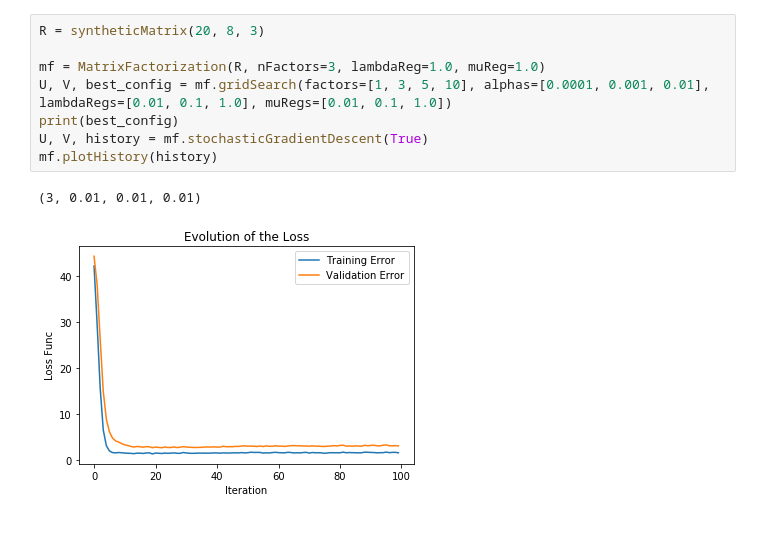
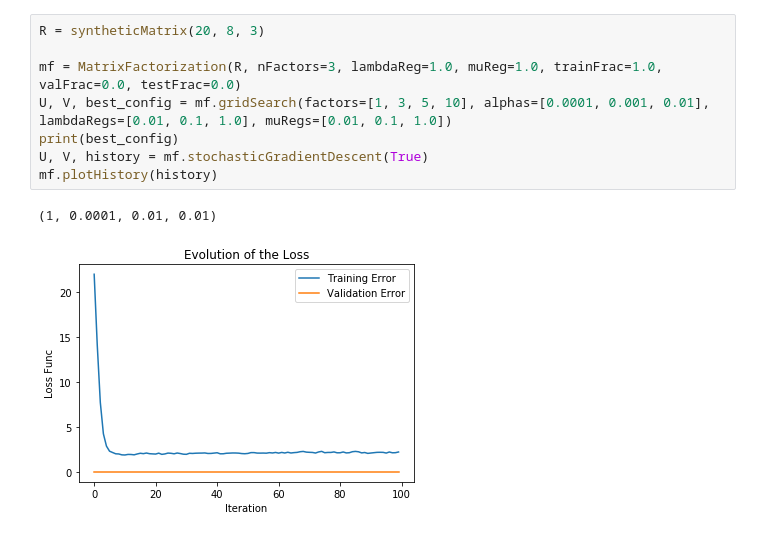
Before and after one commit to VincentGouteux/ProjectMF, a Jupyter notebook: MatrixFacto.ipynb, the cells around one changed output. Drawn from its saved outputs; the diff is of its cells as text.

```diff
--- a/MatrixFacto.ipynb
+++ b/MatrixFacto.ipynb
@@ -230,11 +265,11 @@ There are 9742 movies in the dataset.
 # %%
 R = syntheticMatrix(20, 8, 3)
 
-mf = MatrixFactorization(R, nFactors=3, lambdaReg=1.0, muReg=1.0)
+mf = MatrixFactorization(R, nFactors=3, lambdaReg=1.0, muReg=1.0, trainFrac=1.0, valFrac=0.0, testFrac=0.0)
 U, V, best_config = mf.gridSearch(factors=[1, 3, 5, 10], alphas=[0.0001, 0.001, 0.01], lambdaRegs=[0.01, 0.1, 1.0], muRegs=[0.01, 0.1, 1.0])
 print(best_config)
 U, V, history = mf.stochasticGradientDescent(True)
 mf.plotHistory(history)
 # %% [output]
-(3, 0.01, 0.01, 0.01)
+(1, 0.0001, 0.01, 0.01)
-[figure, old version]
+[figure, new version]
```
Also changed, not shown: parts of 7 cells of this notebook.
